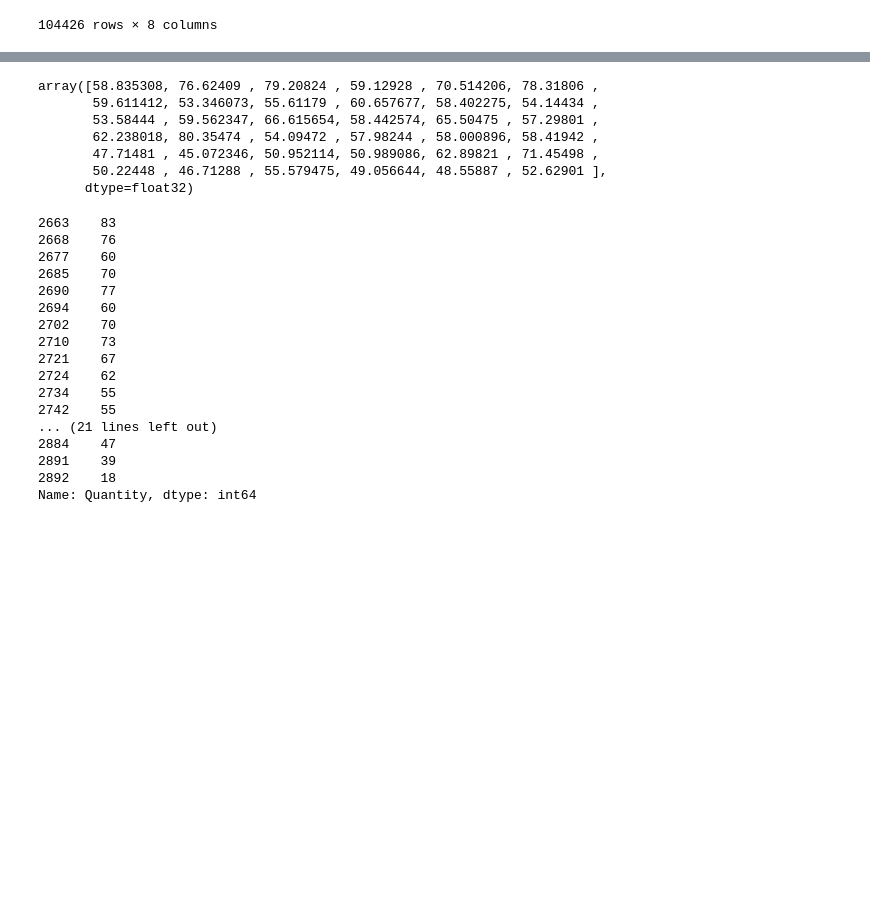
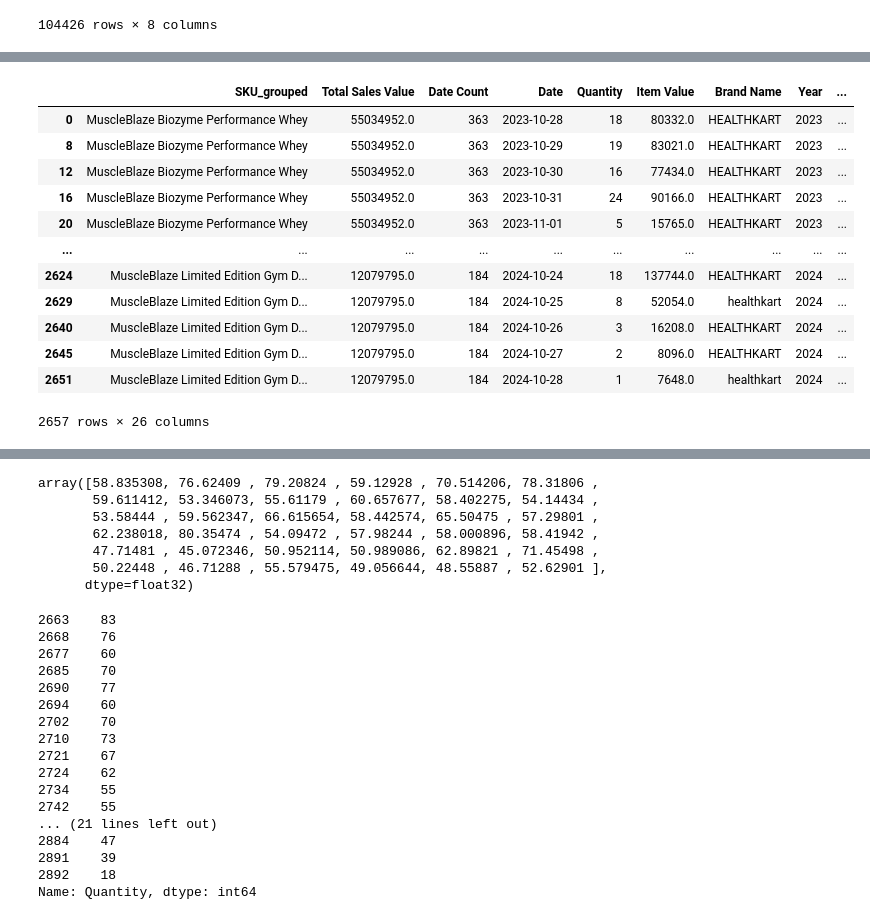
Before and after one commit to Dimpleraj1991/PicknDal, a Jupyter notebook: Day_forecastor.ipynb, the cells around one changed output, grey strips where cells are left out. Drawn from its saved outputs; the diff is of its cells as text; code cells hidden in the pictures; blank space fills up the shorter version.

Commit message:
day wise forecaster cleaned and updated  xgb function

```diff
--- a/Day_forecastor.ipynb
+++ b/Day_forecastor.ipynb
@@ -127,3 +254,8 @@ sales_data_grouped_select
+# %%
+def wmape(y_true, y_pred):
+    if np.sum(y_true) == 0:
+        return 0
+    return np.sum(np.abs(y_true - y_pred)) / np.sum(y_true)
 # %%
 unique_skus=sales_data_grouped_select['SKU_grouped'].unique()
 results={}
@@ -129,0 +298,22 @@ results={}
+# %%
+forecast_df=pd.DataFrame()
+for sku in unique_skus:
+    print(f'Forecasting for SKU:{sku}')
+
+    main_df=sales_data_grouped_select[sales_data_grouped_select['SKU_grouped']==sku]
+    max_date=main_df['Date'].max()
+    max_train_date=main_df['Date'].max()-timedelta(days=30)
+    train_df=main_df[main_df['Date']<max_train_date]
+    test_df=main_df[main_df['Date']>=max_train_date]
+
+    model_features=['Year', 'Week of Year', 'Week of Month', 'Is Weekend', 'Is Holiday',
+       'is_14_days_before_holiday', 'is_14_days_before_festival',
+       'is_7_days_before_holiday', 'is_7_days_before_festival', 'demand_lag_1',
+       'demand_lag_7', 'demand_lag_14', 'rolling mean 7', 'rolling std 7',
+       'day of week', 'day of month']
+    combined_data,train_wmape,test_wmape=xgb_forecast(train_df,test_df,30,model_features)
+    results[sku]={"train_wmape":train_wmape,"test_wmape":test_wmape}
+    combined_data["Train_wmape"]=train_wmape
+    combined_data["Test_wmape"]=test_wmape
+    print(f'WMAPE for {sku}:{train_wmape} (train) and {test_wmape} (test)')
+    forecast_df=pd.concat([forecast_df,combined_data],axis=0)
@@ -130 +341,17 @@ results={}
+# %%
+forecast_df
+# %% [output]
+|  | SKU_grouped | Total Sales Value | Date Count | Date | Quantity | Item Value | Brand Name | Year | ... |
+| 0 | MuscleBlaze Biozyme Performance Whey | 55034952.0 | 363 | 2023-10-28 | 18 | 80332.0 | HEALTHKART | 2023 | ... |
+| 8 | MuscleBlaze Biozyme Performance Whey | 55034952.0 | 363 | 2023-10-29 | 19 | 83021.0 | HEALTHKART | 2023 | ... |
+| 12 | MuscleBlaze Biozyme Performance Whey | 55034952.0 | 363 | 2023-10-30 | 16 | 77434.0 | HEALTHKART | 2023 | ... |
+| 16 | MuscleBlaze Biozyme Performance Whey | 55034952.0 | 363 | 2023-10-31 | 24 | 90166.0 | HEALTHKART | 2023 | ... |
+| 20 | MuscleBlaze Biozyme Performance Whey | 55034952.0 | 363 | 2023-11-01 | 5 | 15765.0 | HEALTHKART | 2023 | ... |
+| ... | ... | ... | ... | ... | ... | ... | ... | ... | ... |
+| 2624 | MuscleBlaze Limited Edition Gym D... | 12079795.0 | 184 | 2024-10-24 | 18 | 137744.0 | HEALTHKART | 2024 | ... |
+| 2629 | MuscleBlaze Limited Edition Gym D... | 12079795.0 | 184 | 2024-10-25 | 8 | 52054.0 | healthkart | 2024 | ... |
+| 2640 | MuscleBlaze Limited Edition Gym D... | 12079795.0 | 184 | 2024-10-26 | 3 | 16208.0 | HEALTHKART | 2024 | ... |
+| 2645 | MuscleBlaze Limited Edition Gym D... | 12079795.0 | 184 | 2024-10-27 | 2 | 8096.0 | HEALTHKART | 2024 | ... |
+| 2651 | MuscleBlaze Limited Edition Gym D... | 12079795.0 | 184 | 2024-10-28 | 1 | 7648.0 | healthkart | 2024 | ... |
+2657 rows × 26 columns
 # %%
```
Also changed, not shown: parts of 21 cells of this notebook.
